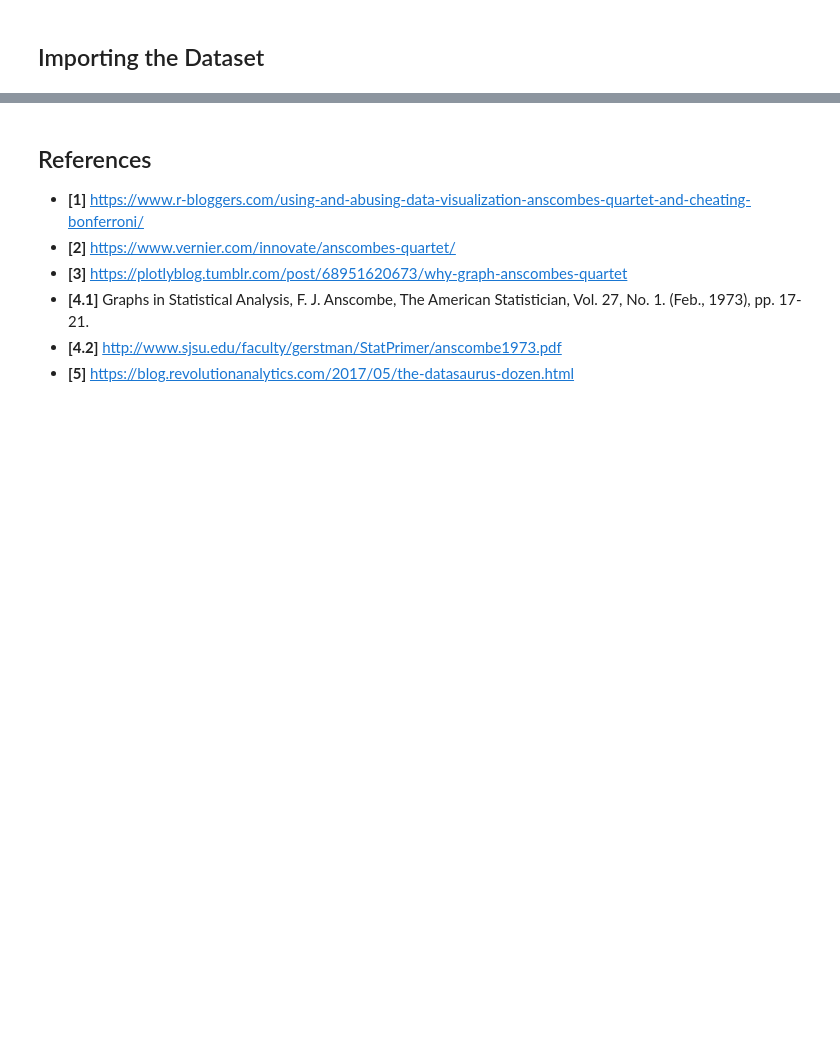
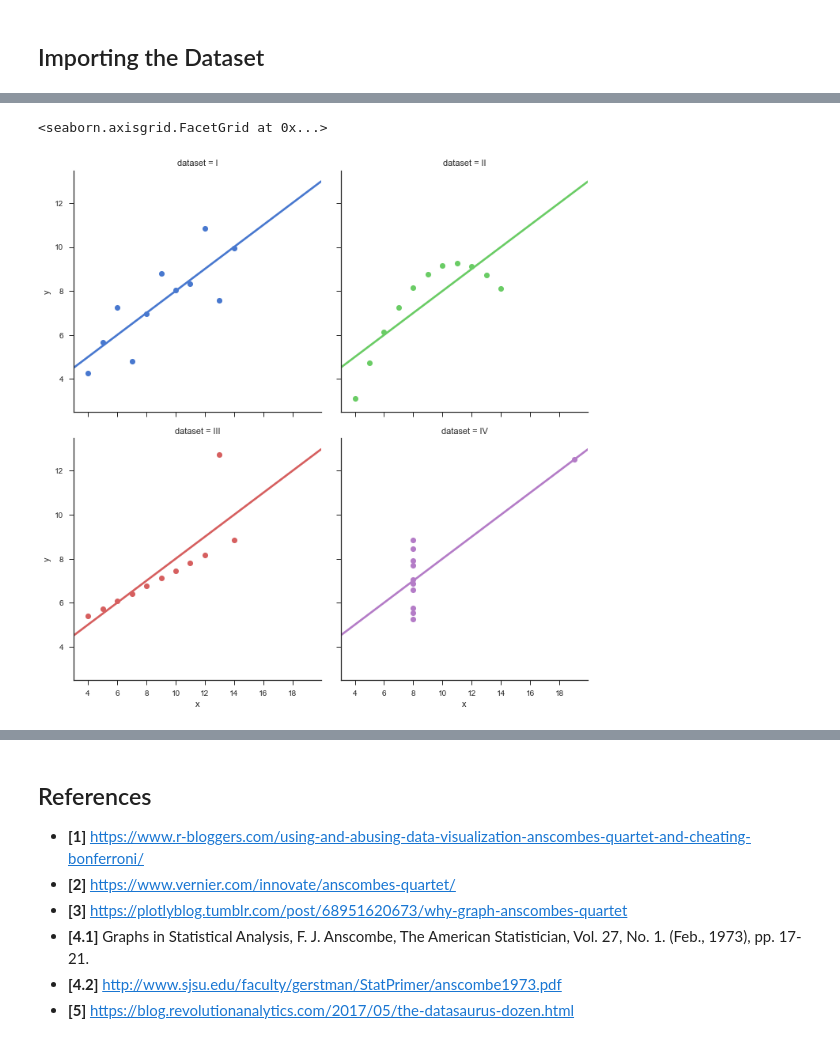
Before and after one commit to peterdt713/Fundamentals_Data_Analysis_Assignment, a Jupyter notebook: Anscombe’s quartet dataset - Research.ipynb, the cells around one changed output, grey strips where cells are left out. Cells and saved outputs as stored; diff of their text form; code cells hidden in the pictures; blank space fills up the shorter version.

Commit message:
Begin Stats & Graph

```diff
--- a/Anscombe’s quartet dataset - Research.ipynb
+++ b/Anscombe’s quartet dataset - Research.ipynb
@@ -23,9 +23,15 @@ As described in the linked blog post, it's possible to produce bivariate data wi
 # %% [markdown]
 ## Importing the Dataset
 # %%
-import pandas as pd
-df=pd.read_csv('raw_data.csv',header=[0,1],index_col=[0])
+# Changing to seaborn as there is an issue with pandas.
+#import pandas as pd
+#df=pd.read_csv('raw_data.csv',header=[0,1],index_col=[0])
+
+import seaborn as sns
+
+df = sns.load_dataset("anscombe")
 
 # print dataset to ensure imported correctly
+
 print(df)
 # %% [output]
@@ -48,0 +83,12 @@ id dataset     x      y
+# %%
+%matplotlib inline
+
+sns.set(style="ticks")
+
+# Show the results of a linear regression within each dataset - Based on Seaborn documentation
+sns.lmplot(x="x", y="y", col="dataset", hue="dataset", data=df,
+           col_wrap=2, ci=None, palette="muted",
+           scatter_kws={"s": 50, "alpha": 1})
+# %% [output]
+<seaborn.axisgrid.FacetGrid at 0x...>
+[figure, added]
```
Also changed, not shown: parts of 6 cells of this notebook.
